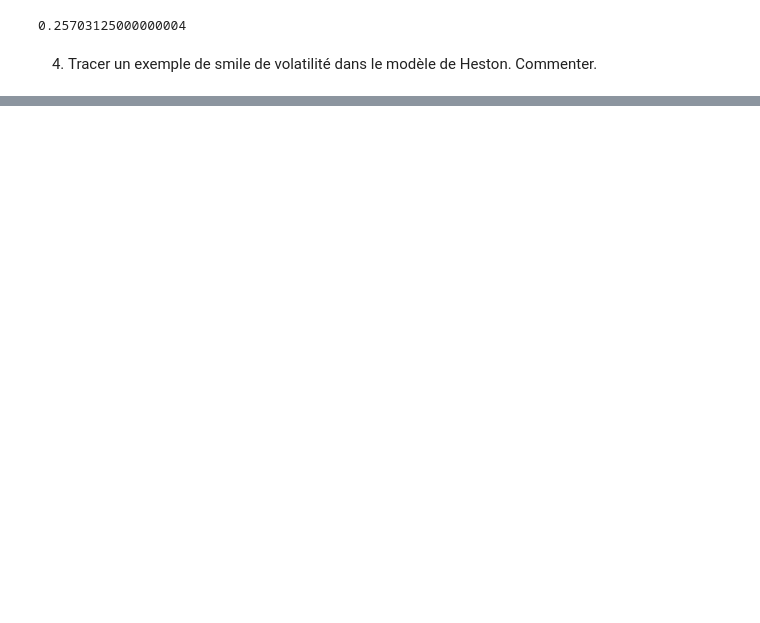
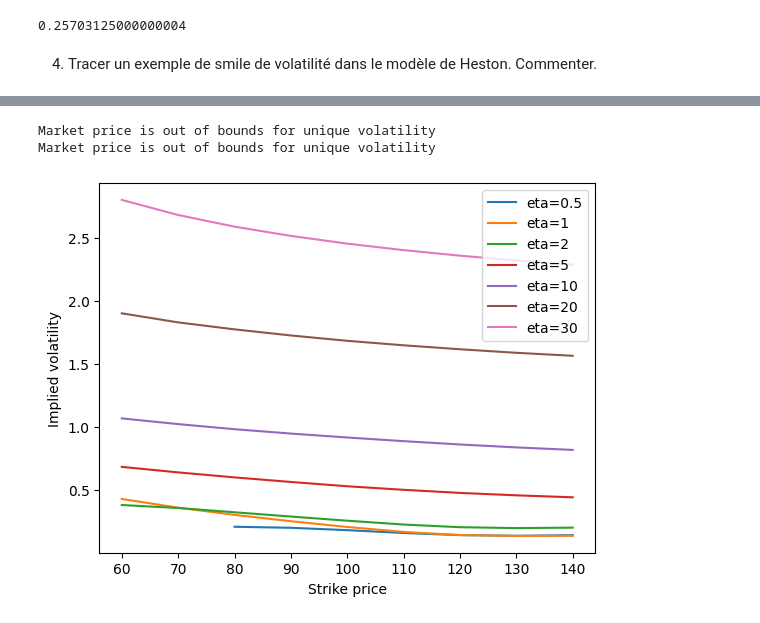
Before and after one commit to kerrianlc/stochastic-proc-fin, a Jupyter notebook: MSF-QV-LC-M.ipynb, the cells around one changed output, grey strips where cells are left out. Cells and saved outputs as stored; diff of their text form; code cells hidden in the pictures; blank space fills up the shorter version.

```diff
--- a/MSF-QV-LC-M.ipynb
+++ b/MSF-QV-LC-M.ipynb
@@ -191,0 +223,19 @@ Nous pouvons observer que plus le strike price est élevé, plus la volatilité
+# %%
+eta_list = [0.5, 1, 2, 5, 10, 20, 30]
+l_k = [10*k for k in range(6, 15)]
+for eta_n in eta_list:
+    l_implied_vols_eta = []
+    St = MC_heston(S0, T, r, N, M, v0, v_mean, lmbda, eta_n, rho)
+    for k in l_k:
+        C_heston = MC_call_price(St=St, K=k)
+        k_implied_vol_eta = implied_vol(C_market=C_heston, S0=S0, K=k, T=T, r=r)
+        l_implied_vols_eta.append(k_implied_vol_eta)
+    plt.plot(l_k, l_implied_vols_eta, label=f"eta={eta_n}")
+plt.ylabel("Implied volatility")
+plt.xlabel("Strike price")
+plt.legend()
+plt.show()
+# %% [output]
+Market price is out of bounds for unique volatility
+Market price is out of bounds for unique volatility
+[figure, added]
```
Also changed, not shown: parts of 11 cells of this notebook.
